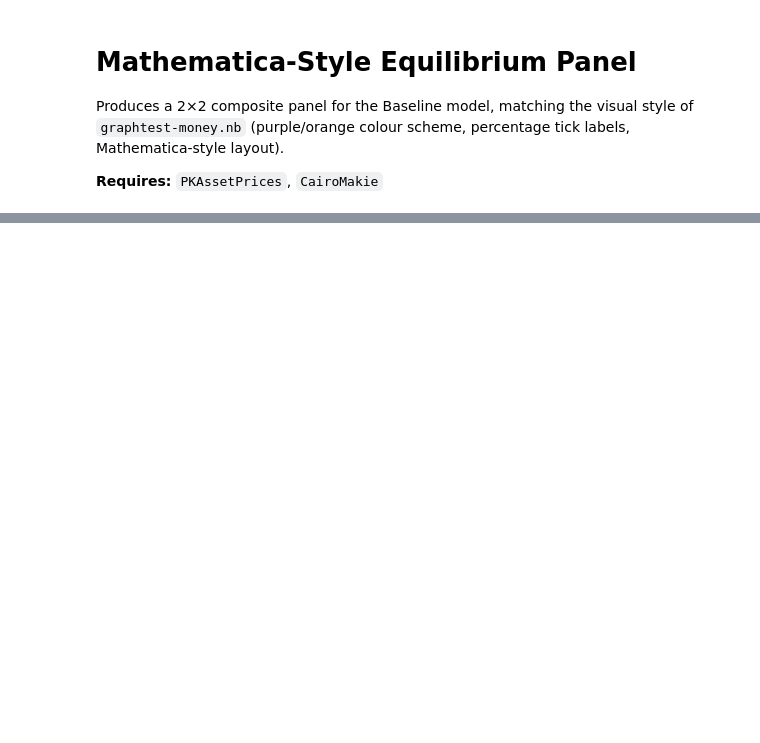
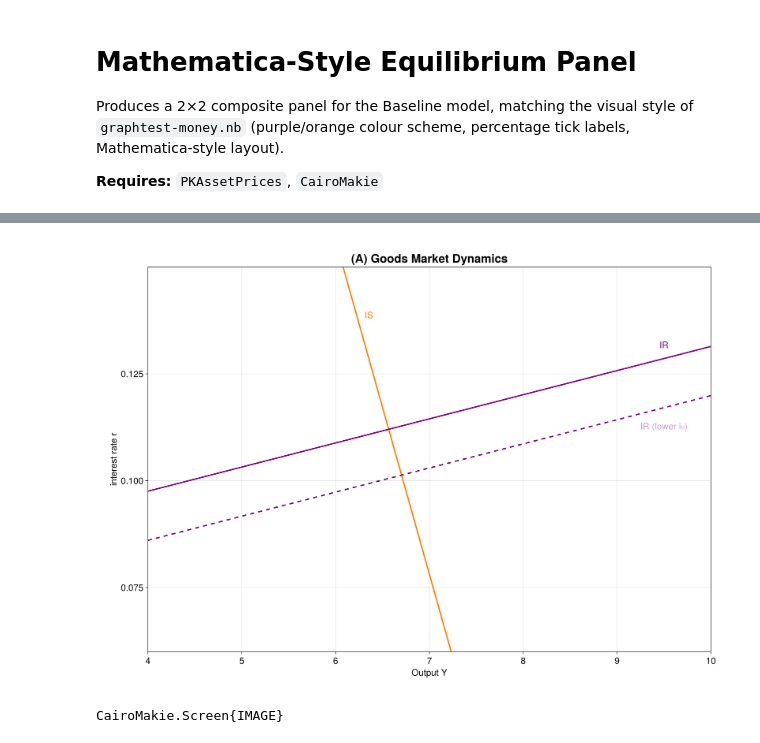
Before and after one commit to theplatters/PKAssetPrices, a Jupyter notebook: notebooks/MathematicaStyleBaseline.ipynb, the cells around one changed output, grey strips where cells are left out. Saved outputs shown, nothing was run; the diff lists cells and outputs as text; code cells hidden in the pictures; blank space fills up the shorter version.

```diff
--- a/notebooks/MathematicaStyleBaseline.ipynb
+++ b/notebooks/MathematicaStyleBaseline.ipynb
@@ -116,3 +136,8 @@ ax1
+# %%
+display(fig)
+# %% [output]
+[figure, added]
+CairoMakie.Screen{IMAGE}
 # %%
 # ── Panel B: Output and Inflation Dynamics (AD/AS) ──────────────────
 ax2 = Axis(
```
Also changed, not shown: parts of 8 cells of this notebook, 2 other files.
